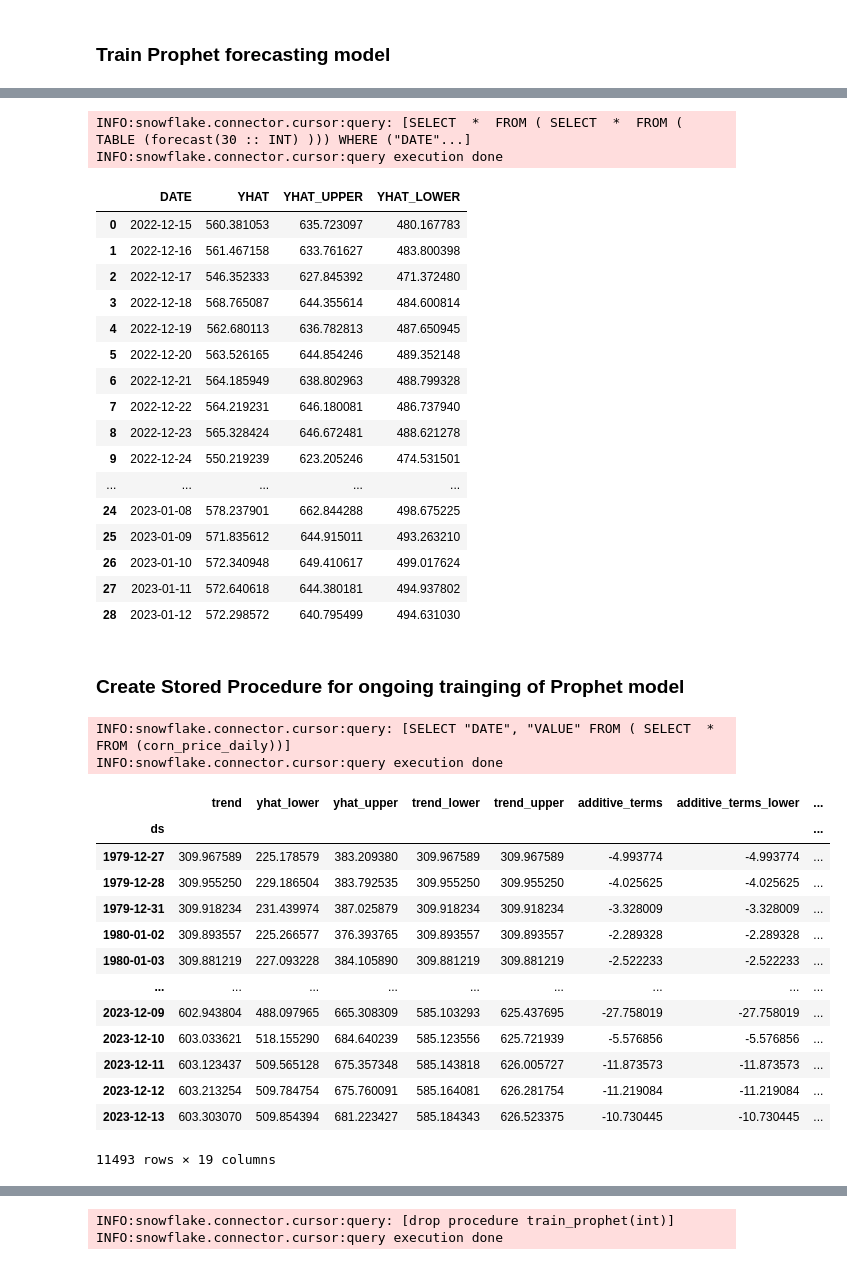
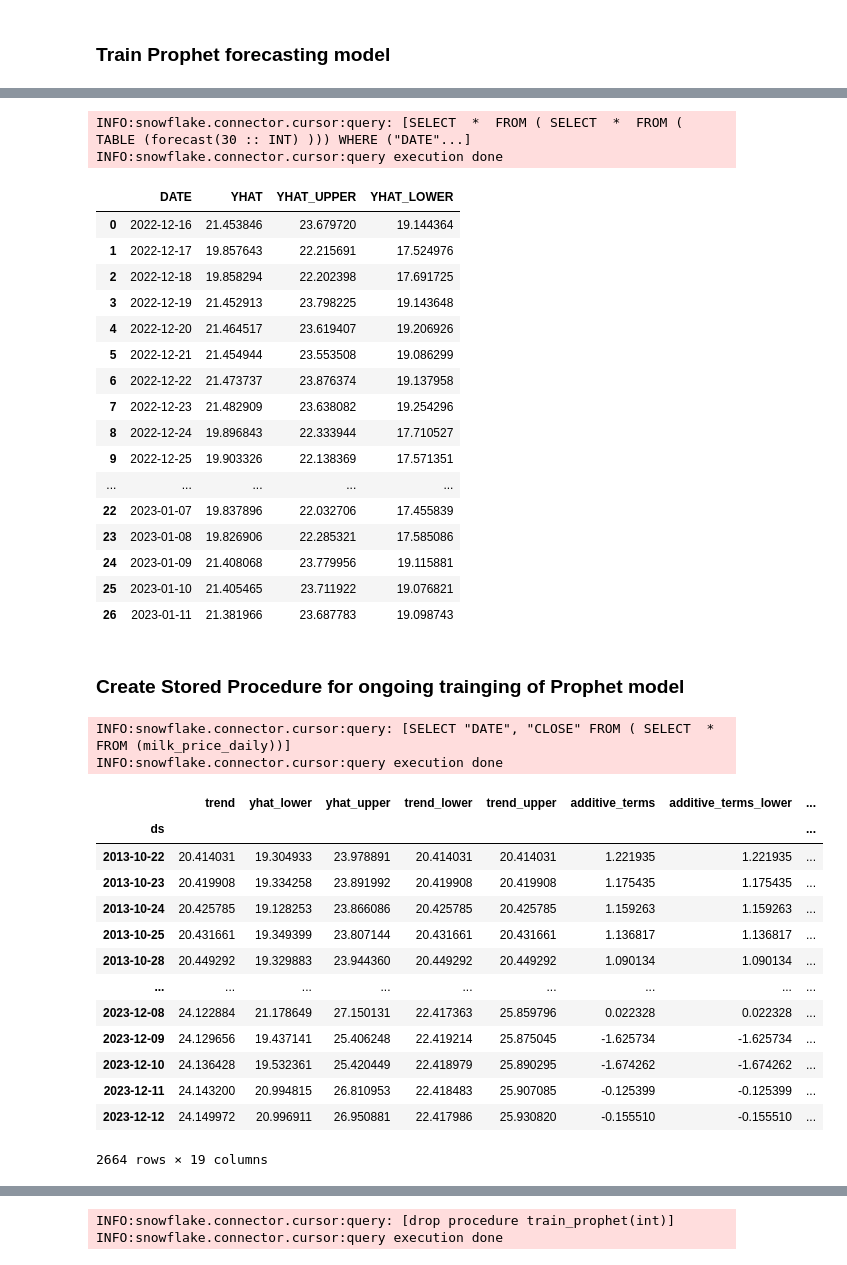
Before and after one commit to sfc-gh-jgriffith/snowpark-corn-forecast, a Jupyter notebook: train_and_deploy_model.ipynb, the cells around one changed output, grey strips where cells are left out. Saved outputs shown, nothing was run; the diff lists cells and outputs as text; code cells hidden in the pictures.

```diff
--- a/train_and_deploy_model.ipynb
+++ b/train_and_deploy_model.ipynb
@@ -32 +30,4 @@ corn_df = session.table('corn_price_daily')
+# %%
+input_table_name = 'milk_price_daily'
+price_df = session.table(input_table_name)
 # %%
@@ -62,7 +63,7 @@ corn_df.limit(100).to_pandas()
 ### Train Prophet forecasting model
 # %%
 # get data to pandas
-train_df = corn_df.select('DATE','VALUE').to_pandas()
+train_df = price_df.select('DATE','CLOSE').to_pandas()
 train_df.columns = ['ds', 'y']
 # %%
 m = Prophet()
@@ -154,43 +158,43 @@ session.table_function(forecast_udtf(F.lit(30))).filter((F.col("DATE") > F.curre
 INFO:snowflake.connector.cursor:query: [SELECT  *  FROM ( SELECT  *  FROM ( TABLE (forecast(30 :: INT) ))) WHERE ("DATE"...]
 INFO:snowflake.connector.cursor:query execution done
 |  | DATE | YHAT | YHAT_UPPER | YHAT_LOWER |
-| 0 | 2022-12-15 | 560.381053 | 635.723097 | 480.167783 |
-| 1 | 2022-12-16 | 561.467158 | 633.761627 | 483.800398 |
-| 2 | 2022-12-17 | 546.352333 | 627.845392 | 471.372480 |
-| 3 | 2022-12-18 | 568.765087 | 644.355614 | 484.600814 |
-| 4 | 2022-12-19 | 562.680113 | 636.782813 | 487.650945 |
-| 5 | 2022-12-20 | 563.526165 | 644.854246 | 489.352148 |
-| 6 | 2022-12-21 | 564.185949 | 638.802963 | 488.799328 |
-| 7 | 2022-12-22 | 564.219231 | 646.180081 | 486.737940 |
-| 8 | 2022-12-23 | 565.328424 | 646.672481 | 488.621278 |
-| 9 | 2022-12-24 | 550.219239 | 623.205246 | 474.531501 |
+| 0 | 2022-12-16 | 21.453846 | 23.679720 | 19.144364 |
+| 1 | 2022-12-17 | 19.857643 | 22.215691 | 17.524976 |
+| 2 | 2022-12-18 | 19.858294 | 22.202398 | 17.691725 |
+| 3 | 2022-12-19 | 21.452913 | 23.798225 | 19.143648 |
+| 4 | 2022-12-20 | 21.464517 | 23.619407 | 19.206926 |
+| 5 | 2022-12-21 | 21.454944 | 23.553508 | 19.086299 |
+| 6 | 2022-12-22 | 21.473737 | 23.876374 | 19.137958 |
+| 7 | 2022-12-23 | 21.482909 | 23.638082 | 19.254296 |
+| 8 | 2022-12-24 | 19.896843 | 22.333944 | 17.710527 |
+| 9 | 2022-12-25 | 19.903326 | 22.138369 | 17.571351 |
 | ... | ... | ... | ... | ... |
-| 24 | 2023-01-08 | 578.237901 | 662.844288 | 498.675225 |
-| 25 | 2023-01-09 | 571.835612 | 644.915011 | 493.263210 |
-| 26 | 2023-01-10 | 572.340948 | 649.410617 | 499.017624 |
-| 27 | 2023-01-11 | 572.640618 | 644.380181 | 494.937802 |
-| 28 | 2023-01-12 | 572.298572 | 640.795499 | 494.631030 |
+| 22 | 2023-01-07 | 19.837896 | 22.032706 | 17.455839 |
+| 23 | 2023-01-08 | 19.826906 | 22.285321 | 17.585086 |
+| 24 | 2023-01-09 | 21.408068 | 23.779956 | 19.115881 |
+| 25 | 2023-01-10 | 21.405465 | 23.711922 | 19.076821 |
+| 26 | 2023-01-11 | 21.381966 | 23.687783 | 19.098743 |
 # %% [markdown]
 ### Create Stored Procedure for ongoing trainging of Prophet model
 # %%
-actuals = session.table('corn_price_daily').select(F.col('DATE'),F.col('VALUE')).to_pandas()
+actuals = session.table(input_table_name).select(F.col('DATE'),F.col('CLOSE')).to_pandas()
 actuals.columns = ['ds', 'actual']
 
 forecast.set_index('ds').join(actuals.set_index('ds'), how='left')
 # %% [output]
-INFO:snowflake.connector.cursor:query: [SELECT "DATE", "VALUE" FROM ( SELECT  *  FROM (corn_price_daily))]
+INFO:snowflake.connector.cursor:query: [SELECT "DATE", "CLOSE" FROM ( SELECT  *  FROM (milk_price_daily))]
 INFO:snowflake.connector.cursor:query execution done
 |  | trend | yhat_lower | yhat_upper | trend_lower | trend_upper | additive_terms | additive_terms_lower | ... |
 | ds |  |  |  |  |  |  |  | ... |
-| 1979-12-27 | 309.967589 | 225.178579 | 383.209380 | 309.967589 | 309.967589 | -4.993774 | -4.993774 | ... |
-| 1979-12-28 | 309.955250 | 229.186504 | 383.792535 | 309.955250 | 309.955250 | -4.025625 | -4.025625 | ... |
-| 1979-12-31 | 309.918234 | 231.439974 | 387.025879 | 309.918234 | 309.918234 | -3.328009 | -3.328009 | ... |
-| 1980-01-02 | 309.893557 | 225.266577 | 376.393765 | 309.893557 | 309.893557 | -2.289328 | -2.289328 | ... |
-| 1980-01-03 | 309.881219 | 227.093228 | 384.105890 | 309.881219 | 309.881219 | -2.522233 | -2.522233 | ... |
+| 2013-10-22 | 20.414031 | 19.304933 | 23.978891 | 20.414031 | 20.414031 | 1.221935 | 1.221935 | ... |
+| 2013-10-23 | 20.419908 | 19.334258 | 23.891992 | 20.419908 | 20.419908 | 1.175435 | 1.175435 | ... |
+| 2013-10-24 | 20.425785 | 19.128253 | 23.866086 | 20.425785 | 20.425785 | 1.159263 | 1.159263 | ... |
+| 2013-10-25 | 20.431661 | 19.349399 | 23.807144 | 20.431661 | 20.431661 | 1.136817 | 1.136817 | ... |
+| 2013-10-28 | 20.449292 | 19.329883 | 23.944360 | 20.449292 | 20.449292 | 1.090134 | 1.090134 | ... |
 | ... | ... | ... | ... | ... | ... | ... | ... | ... |
-| 2023-12-09 | 602.943804 | 488.097965 | 665.308309 | 585.103293 | 625.437695 | -27.758019 | -27.758019 | ... |
-| 2023-12-10 | 603.033621 | 518.155290 | 684.640239 | 585.123556 | 625.721939 | -5.576856 | -5.576856 | ... |
-| 2023-12-11 | 603.123437 | 509.565128 | 675.357348 | 585.143818 | 626.005727 | -11.873573 | -11.873573 | ... |
-| 2023-12-12 | 603.213254 | 509.784754 | 675.760091 | 585.164081 | 626.281754 | -11.219084 | -11.219084 | ... |
-| 2023-12-13 | 603.303070 | 509.854394 | 681.223427 | 585.184343 | 626.523375 | -10.730445 | -10.730445 | ... |
+| 2023-12-08 | 24.122884 | 21.178649 | 27.150131 | 22.417363 | 25.859796 | 0.022328 | 0.022328 | ... |
+| 2023-12-09 | 24.129656 | 19.437141 | 25.406248 | 22.419214 | 25.875045 | -1.625734 | -1.625734 | ... |
+| 2023-12-10 | 24.136428 | 19.532361 | 25.420449 | 22.418979 | 25.890295 | -1.674262 | -1.674262 | ... |
+| 2023-12-11 | 24.143200 | 20.994815 | 26.810953 | 22.418483 | 25.907085 | -0.125399 | -0.125399 | ... |
+| 2023-12-12 | 24.149972 | 20.996911 | 26.950881 | 22.417986 | 25.930820 | -0.155510 | -0.155510 | ... |
-11493 rows × 19 columns
+2664 rows × 19 columns
```
Also changed, not shown: parts of 10 cells of this notebook, 1 other file.
